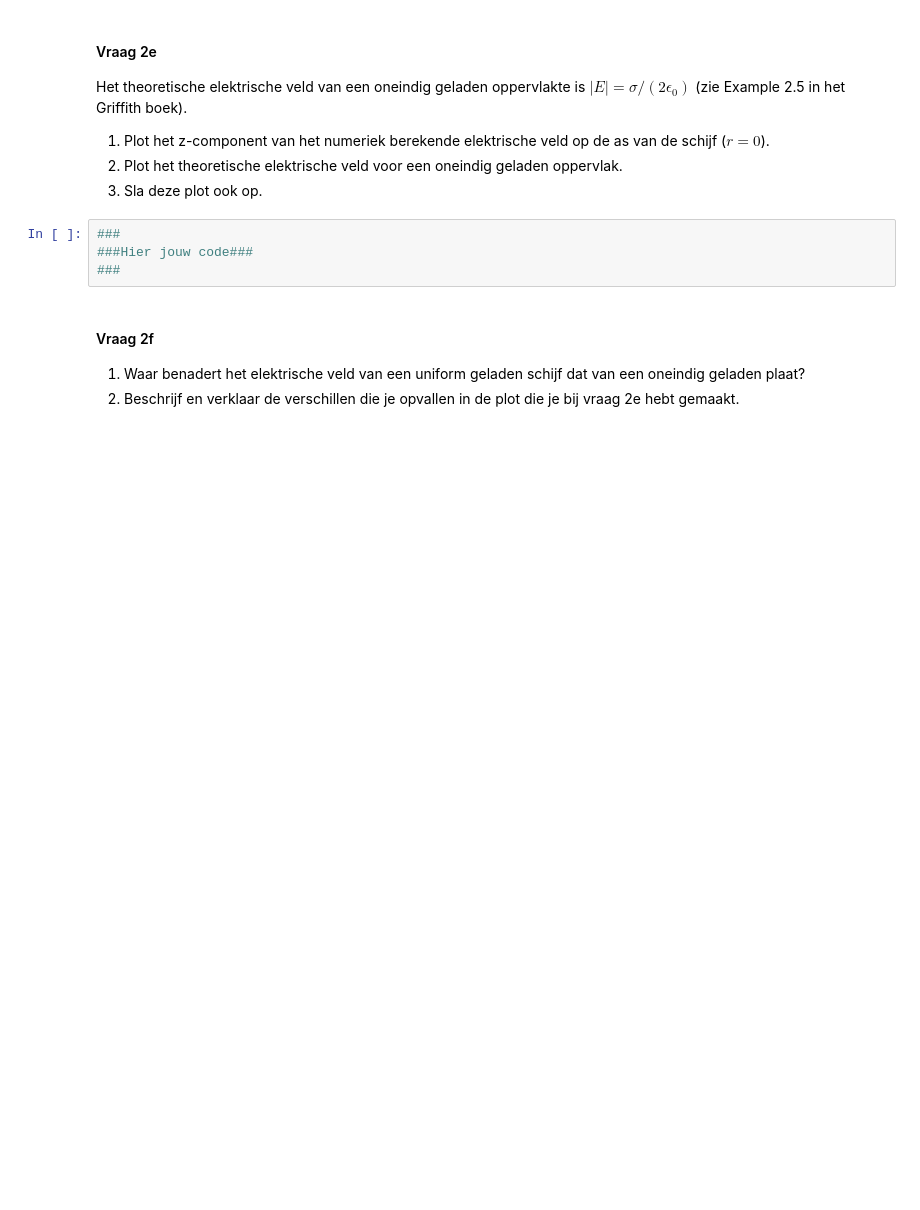
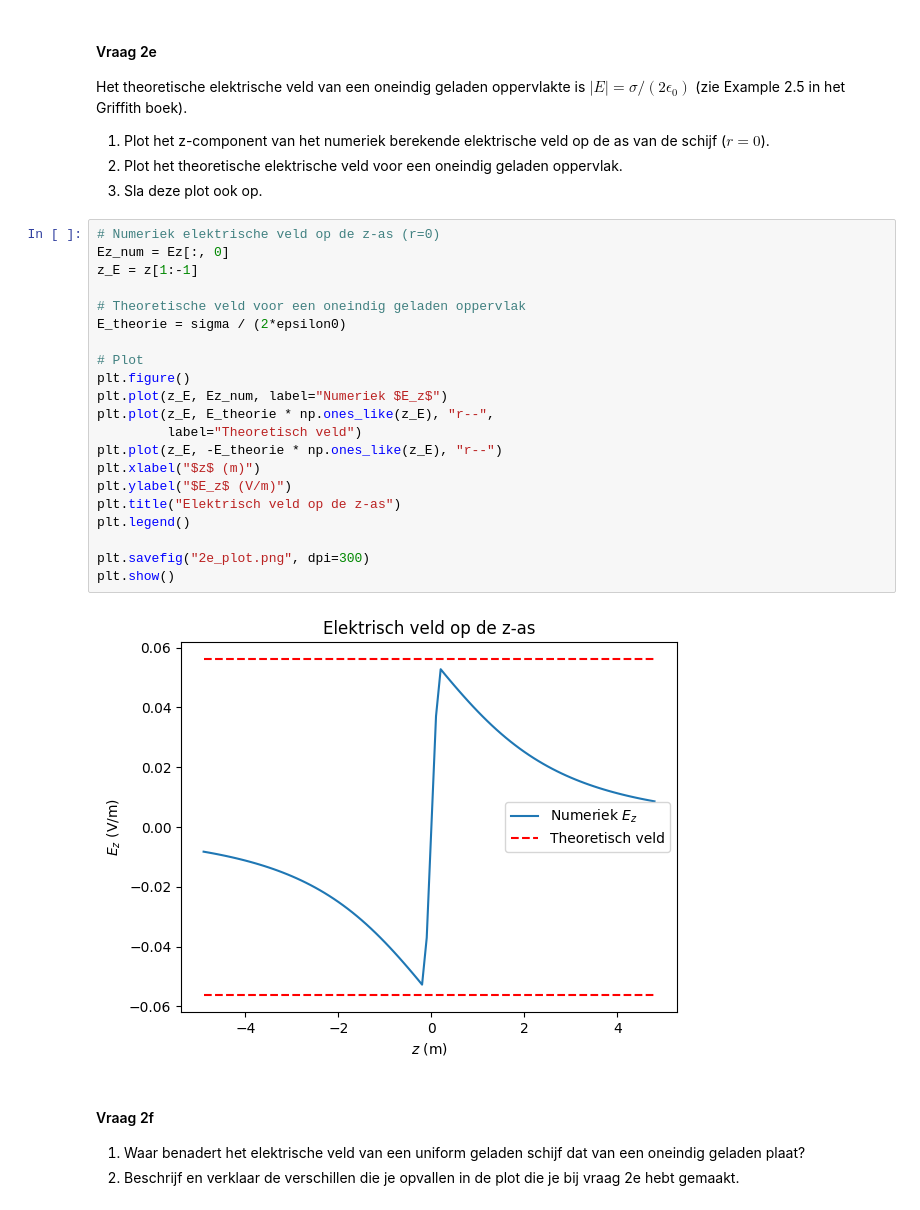
Before and after one commit to fKogelTU/opdrachten-DEF-D, a Jupyter notebook: DigitaleOntwerpopdrachten/1CondensatorOpdracht/CondensatorOntwerpopdracht.ipynb, the cells around one changed output. Saved outputs shown, nothing was run; the diff lists cells and outputs as text; blank space fills up the shorter version.

```diff
--- a/DigitaleOntwerpopdrachten/1CondensatorOpdracht/CondensatorOntwerpopdracht.ipynb
+++ b/DigitaleOntwerpopdrachten/1CondensatorOpdracht/CondensatorOntwerpopdracht.ipynb
@@ -288,9 +313,28 @@ Het theoretische elektrische veld van een oneindig geladen oppervlakte is $|E| =
 2. Plot het theoretische elektrische veld voor een oneindig geladen oppervlak.
 3. Sla deze plot ook op.
 # %%
-###
-###Hier jouw code###
-###
+# Numeriek elektrische veld op de z-as (r=0)
+Ez_num = Ez[:, 0]
+z_E = z[1:-1]
+
+# Theoretische veld voor een oneindig geladen oppervlak
+E_theorie = sigma / (2*epsilon0)
+
+# Plot
+plt.figure()
+plt.plot(z_E, Ez_num, label="Numeriek $E_z$")
+plt.plot(z_E, E_theorie * np.ones_like(z_E), "r--",
+         label="Theoretisch veld")
+plt.plot(z_E, -E_theorie * np.ones_like(z_E), "r--")
+plt.xlabel("$z$ (m)")
+plt.ylabel("$E_z$ (V/m)")
+plt.title("Elektrisch veld op de z-as")
+plt.legend()
+
+plt.savefig("2e_plot.png", dpi=300)
+plt.show()
+# %% [output]
+[figure, added]
 # %% [markdown]
 #### Vraag 2f
 1. Waar benadert het elektrische veld van een uniform geladen schijf dat van een oneindig geladen plaat?
```
Also changed, not shown: parts of 26 cells of this notebook, 2 other files.
